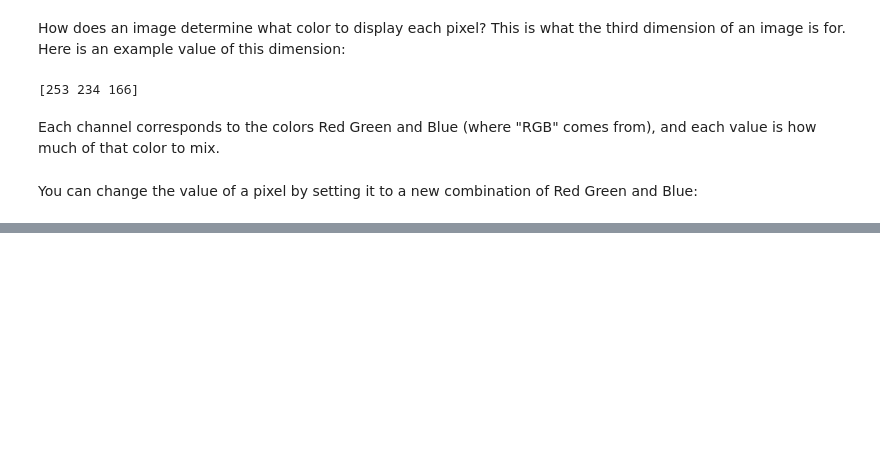
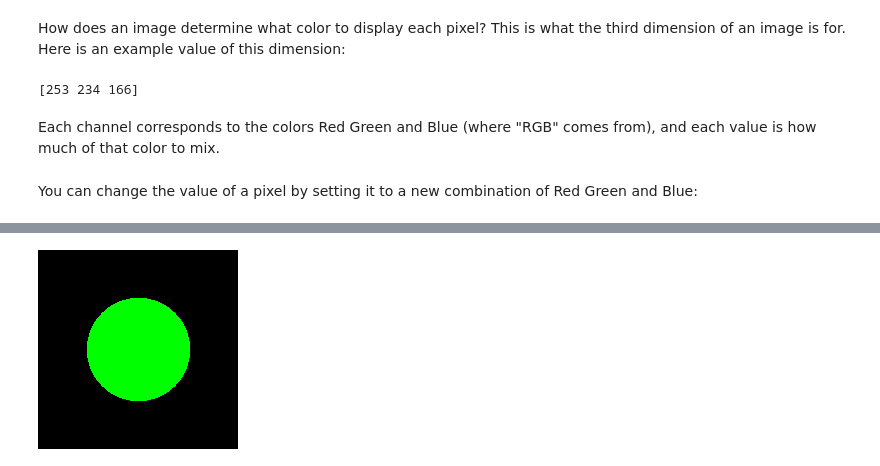
Before and after one commit to jamesdsmith/bearhacks, a Jupyter notebook: graphics/Graphics.ipynb, the cells around one changed output, grey strips where cells are left out. Drawn from its saved outputs; the diff is of its cells as text; code cells hidden in the pictures; blank space fills up the shorter version.

```diff
--- a/graphics/Graphics.ipynb
+++ b/graphics/Graphics.ipynb
@@ -60,0 +162,19 @@ You can change the value of a pixel by setting it to a new combination of Red Gr
+# %%
+def ill(self, direction, surface, scene, depth):
+    to_surface = subtract(surface, self.position)
+    #to_light = subtract(scene.lights, surface)
+    to_light = to_surface
+    intensity = max(scene.ambient,
+                    dot(normalize(to_light), normalize(to_surface)))
+    dimmed = scale(self.color, intensity)
+    if depth == 1:
+        return dimmed
+    else:
+        n = normalize(to_surface)
+        normal = subtract(direction, scale(n, 2 * dot(direction, n)))
+        reflected = scene.trace(surface, normal, depth-1)
+        return mixed(dimmed, reflected, 0.5)
+Sphere.illumination = ill
+render()
+# %% [output]
+[figure, added]
```
Also changed, not shown: parts of 6 cells of this notebook, 1 other file.
